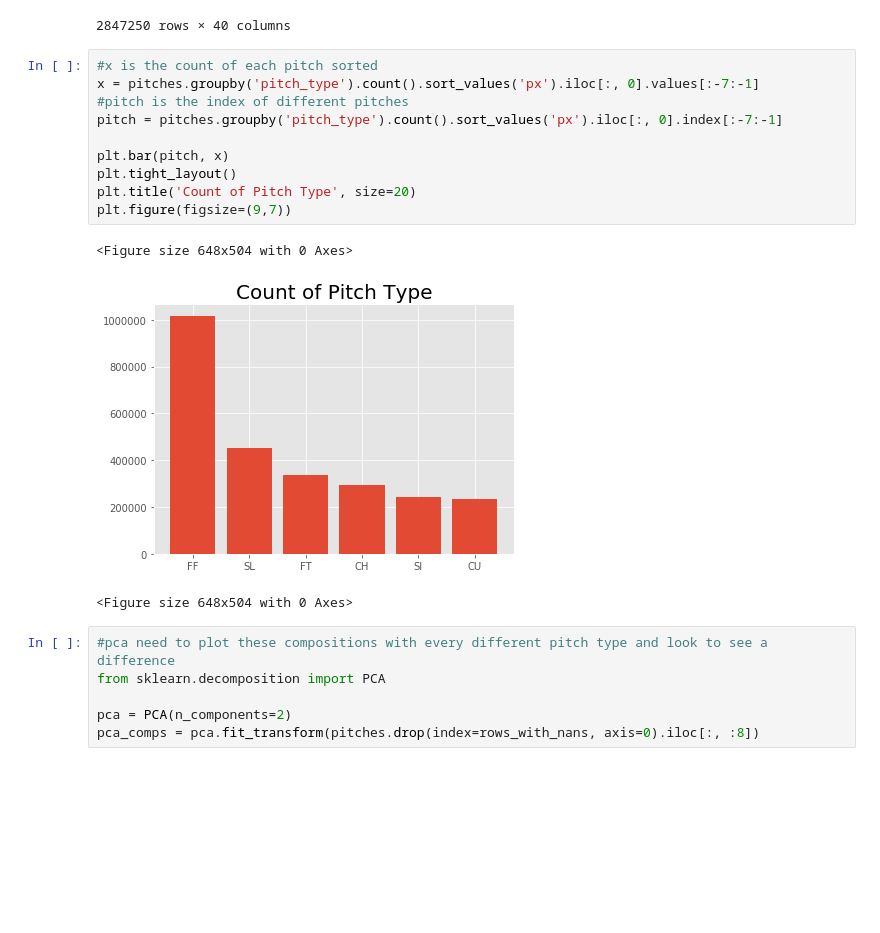
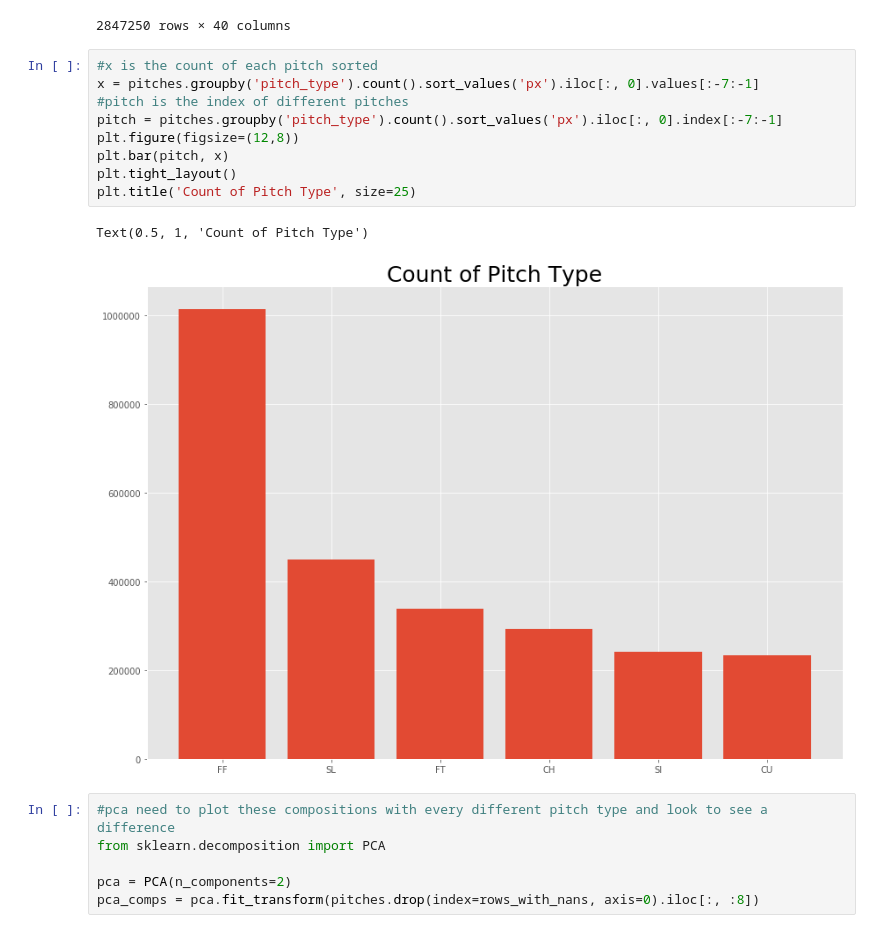
Before and after one commit to morganabbitt/MLB-Pitches, a Jupyter notebook: Notebooks/read_data.ipynb, the cells around one changed output. Cells and saved outputs as stored; diff of their text form; blank space fills up the shorter version.

```diff
--- a/Notebooks/read_data.ipynb
+++ b/Notebooks/read_data.ipynb
@@ -72,17 +72,15 @@ pitches.drop(index=rows_with_nans, axis=0)
 # %%
 #x is the count of each pitch sorted
 x = pitches.groupby('pitch_type').count().sort_values('px').iloc[:, 0].values[:-7:-1]
 #pitch is the index of different pitches
 pitch = pitches.groupby('pitch_type').count().sort_values('px').iloc[:, 0].index[:-7:-1]
-
+plt.figure(figsize=(12,8))
 plt.bar(pitch, x)
 plt.tight_layout()
-plt.title('Count of Pitch Type', size=20)
-plt.figure(figsize=(9,7))
+plt.title('Count of Pitch Type', size=25)
 # %% [output]
-<Figure size 648x504 with 0 Axes>
+Text(0.5, 1, 'Count of Pitch Type')
-[figure, old version]
+[figure, new version]
-<Figure size 648x504 with 0 Axes>
 # %%
 #pca need to plot these compositions with every different pitch type and look to see a difference
 from sklearn.decomposition import PCA
```
Also changed, not shown: parts of 22 cells of this notebook, 1 other file.
